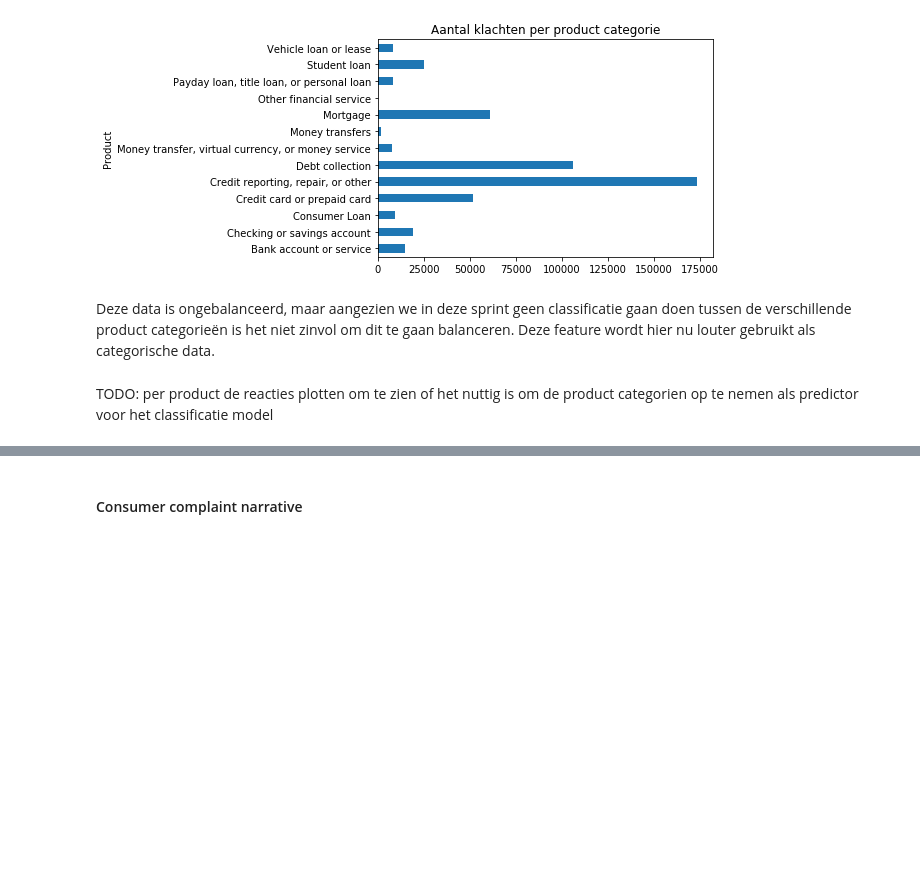
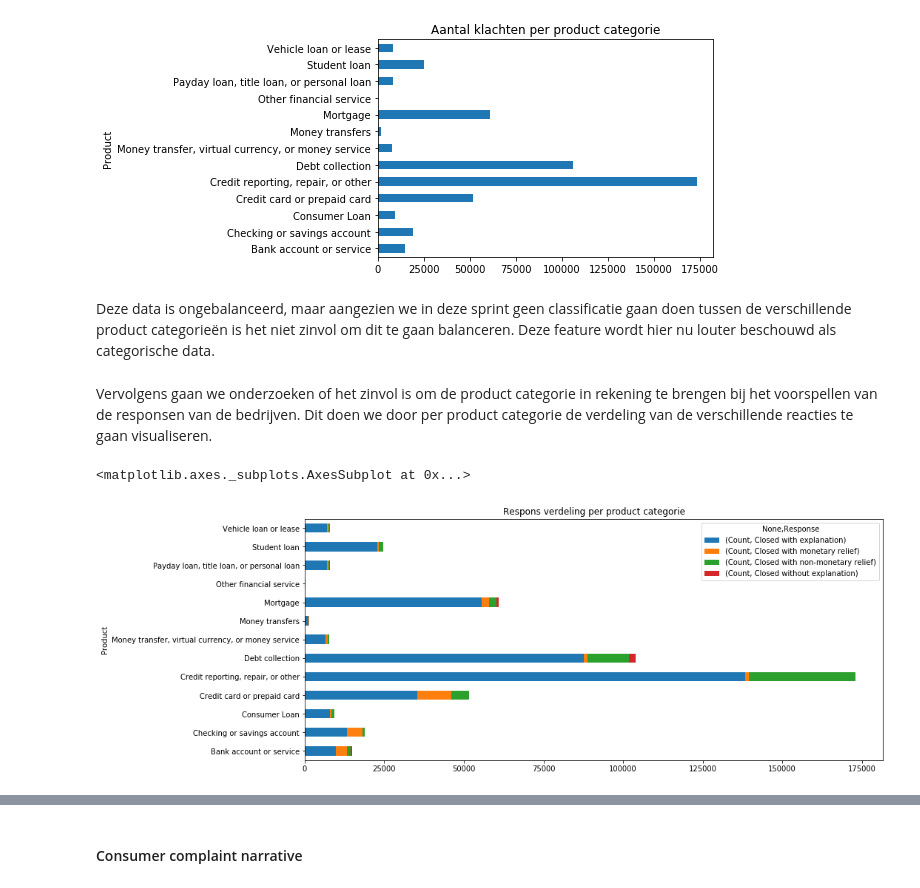
Before and after one commit to WouterStemgee/applied-machine-learning-consumer-complaints-database, a Jupyter notebook: sprint3/sprint3.ipynb, the cells around one changed output, grey strips where cells are left out. Cells and saved outputs as stored; diff of their text form; code cells hidden in the pictures; blank space fills up the shorter version.

Commit message:
EDA product categorieen & target

```diff
--- a/sprint3/sprint3.ipynb
+++ b/sprint3/sprint3.ipynb
@@ -87,6 +137,12 @@ Aantal product categorieën: 13
 <Figure size 720x360 with 0 Axes>
 [figure]
 # %% [markdown]
-Deze data is ongebalanceerd, maar aangezien we in deze sprint geen classificatie gaan doen tussen de verschillende product categorieën is het niet zinvol om dit te gaan balanceren. Deze feature wordt hier nu louter gebruikt als categorische data.
+Deze data is ongebalanceerd, maar aangezien we in deze sprint geen classificatie gaan doen tussen de verschillende product categorieën is het niet zinvol om dit te gaan balanceren. Deze feature wordt hier nu louter beschouwd als categorische data.
-# %% [markdown]
-TODO: per product de reacties plotten om te zien of het nuttig is om de product categorien op te nemen als predictor voor het classificatie model
+# %% [markdown]
+Vervolgens gaan we onderzoeken of het zinvol is om de product categorie in rekening te brengen bij het voorspellen van de responsen van de bedrijven. Dit doen we door per product categorie de verdeling van de verschillende reacties te gaan visualiseren.
+# %%
+product_response_counts = pd.DataFrame({'Count': complaints_df.groupby(['Product', 'Response']).size()})
+product_response_counts.unstack().plot(kind='barh', figsize=(14,6), stacked=True, title="Respons verdeling per product categorie")
+# %% [output]
+<matplotlib.axes._subplots.AxesSubplot at 0x...>
+[figure, added]
```
Also changed, not shown: parts of 44 cells of this notebook.
